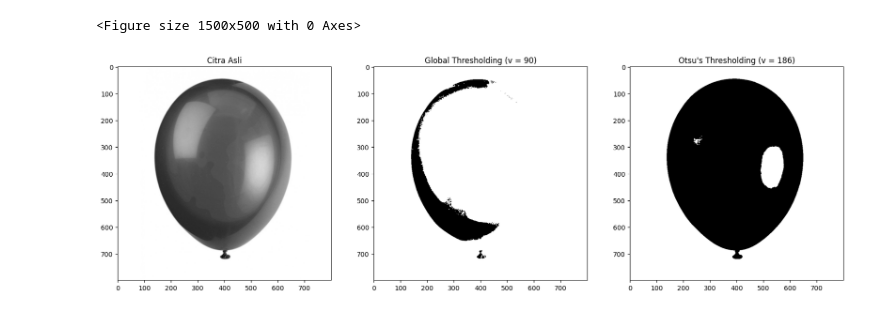
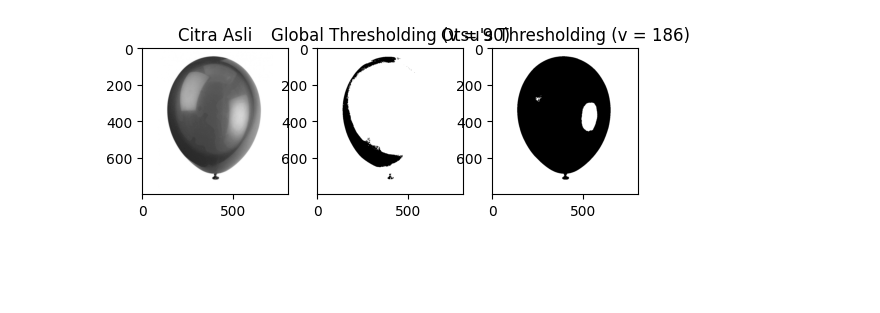
Before and after one commit to irbaadika/PCVK_Genap_2023, a Jupyter notebook: Jobsheet10.ipynb, the cells around one changed output. Saved outputs shown, nothing was run; the diff lists cells and outputs as text; code cells hidden in the pictures; blank space fills up the shorter version.

```diff
--- a/Jobsheet10.ipynb
+++ b/Jobsheet10.ipynb
@@ -89,37 +88,34 @@ histogram = cv2.calcHist([img_ballon],[0],None,[256], [0,256])
 normal_histogram = histogram.ravel()/histogram.max()
 Q = normal_histogram.cumsum()
 bins = np.arange (256)
 wb = 0
 sumb = 0
 variationmax = 0
 fn_min = np.inf
 thresh = -1
 for i in range(0,187):
   wb += histogram[i]
   wf = (img_ballon.shape[0]*img_ballon.shape[1]) - wb
   sumb += (i*histogram[i])
   mb = sumb / wb
   mf = (sumb - sumb)/wf
   varbetween = wb * wf * (mb - mf) * (mb - mf)
   if (varbetween>variationmax):
     variationmax = varbetween
     thresh = i
 x = ("Otsu's Thresholding (v = ")+str(thresh)+")"
 ret, th1 = cv2.threshold(img_ballon, 90, 255, cv2.THRESH_BINARY)
 ret, th2 = cv2.threshold (img_ballon, thresh, 255, cv2. THRESH_BINARY)
 
 titles = ['Citra Asli', 'Global Thresholding (v = 90)', x]
 result = [img_ballon, th1, th2]
-plt.figure(figsize = (15,5))
 
-plt. figure(figsize = (20,15))
 for i in range(len(result)):
     plt. subplot(1,3,i+1),plt.imshow(result[i], 'gray')
     plt.title(titles[i])
 plt.show()
 # %% [output]
-<Figure size 1500x500 with 0 Axes>
-[figure, old version]
+[figure, new version]
 # %%
 img_tobacco = cv2.imread('/content/drive/MyDrive/ASSETS-PVCK/Images/tobacco.jpg')
 img_tobacco = cv2.cvtColor(img_tobacco,cv2.COLOR_BGR2RGB)
```
Also changed, not shown: parts of 4 cells of this notebook.
